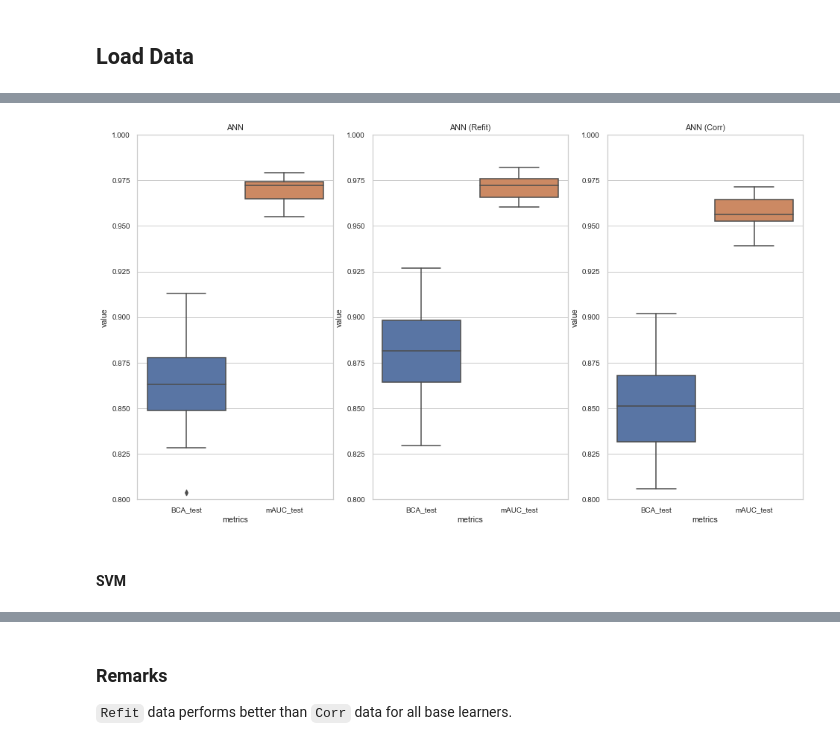
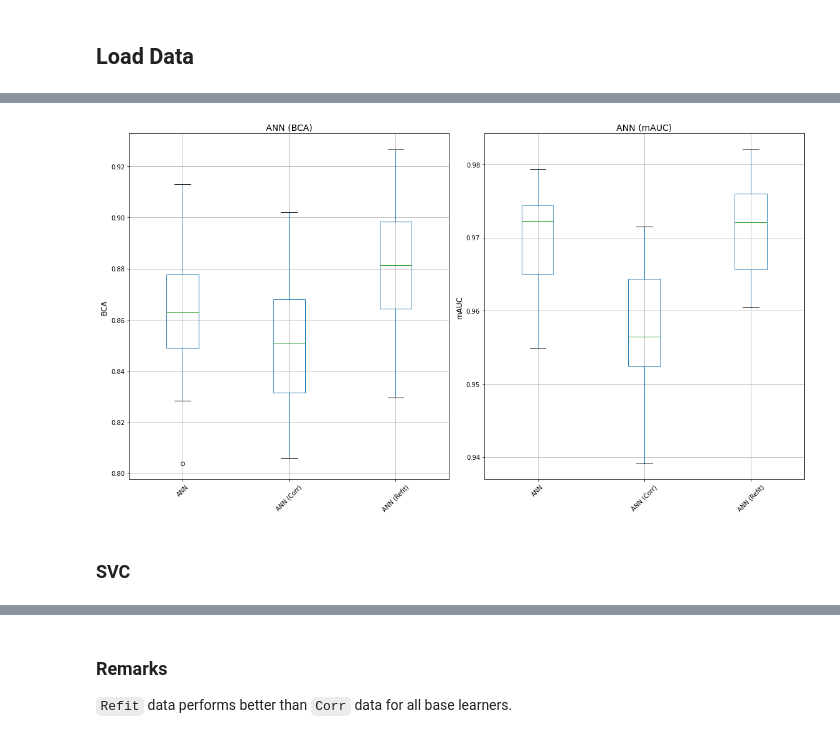
Before and after one commit to rusane/natural-computing, a Jupyter notebook: Project/Comparative Analysis - Base Learners.ipynb, the cells around one changed output, grey strips where cells are left out. Saved outputs shown, nothing was run; the diff lists cells and outputs as text; code cells hidden in the pictures.

```diff
--- a/Project/Comparative Analysis - Base Learners.ipynb
+++ b/Project/Comparative Analysis - Base Learners.ipynb
@@ -84,8 +90,12 @@ plot_result(dtc_df, refit_dtc_df, corr_dtc_df,
-# %%
-plot_result(ann_df, refit_ann_df, corr_ann_df,
-            [0.8,1], "ANN", "ANN (Refit)", "ANN (Corr)",
-            ['BCA_test', 'mAUC_test'])
-# %% [output]
-[figure, removed]
+# %%
+ann_dict = {
+    'ANN': ann_df,
+    'ANN (Corr)' : corr_ann_df,
+    'ANN (Refit)' : refit_ann_df
+}
+# %%
+plot_BCA_mAUC(ann_dict, 'ANN')
+# %% [output]
+[figure, added]
 # %% [markdown]
-#### SVM
+### SVC
```
Also changed, not shown: parts of 18 cells of this notebook.
